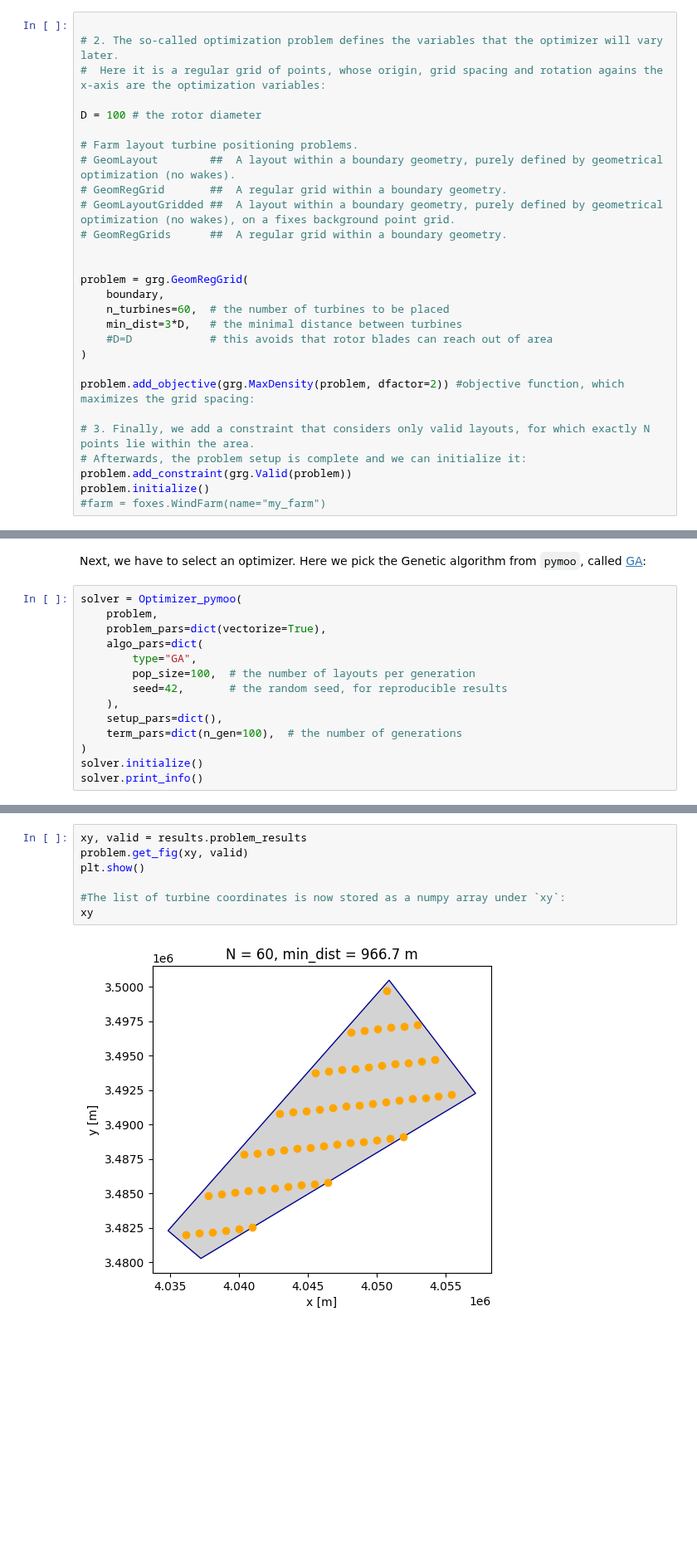
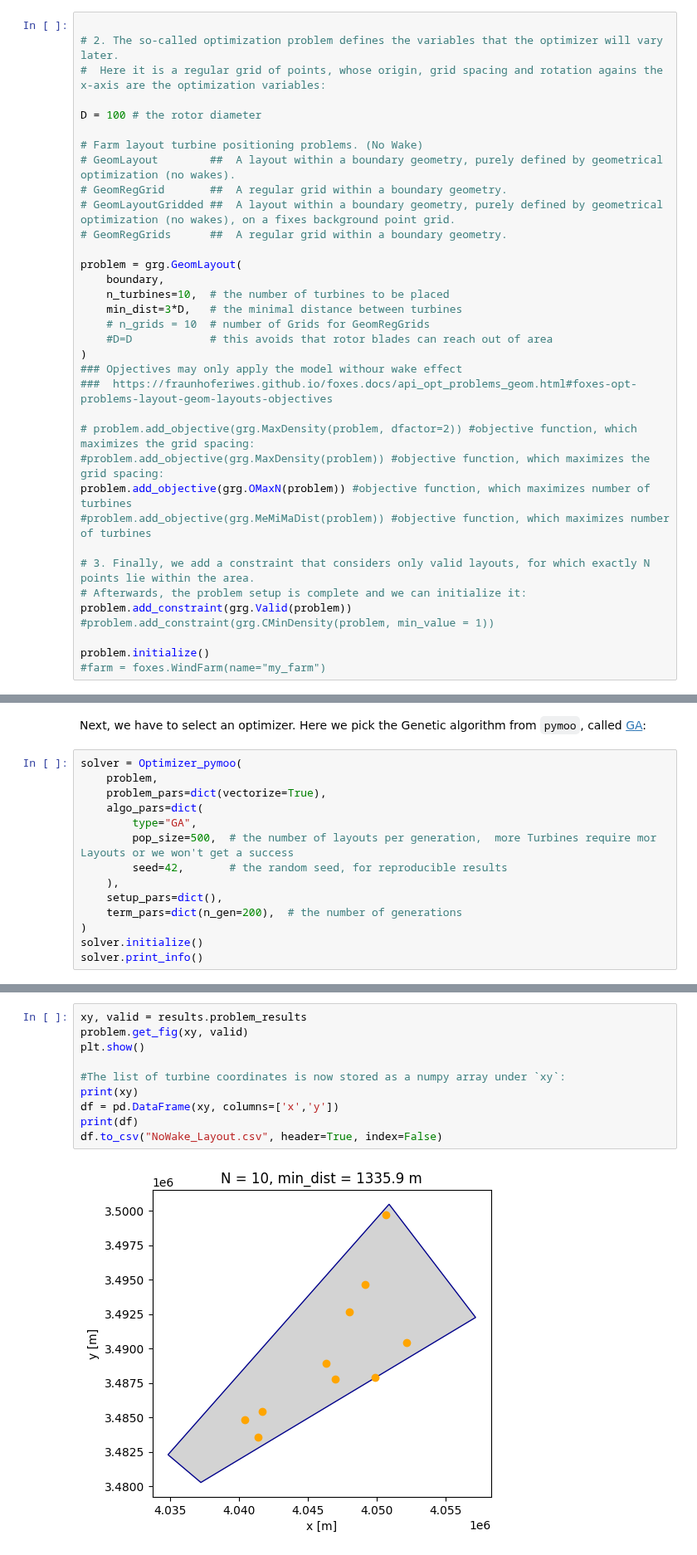
Before and after one commit to boujuan/StudentProject-Yield-Predictions-Offshore, a Jupyter notebook: Foxes_noWake(test)_Pascal copy.ipynb, the cells around one changed output, grey strips where cells are left out. Shown at 83% size. Cells and saved outputs as stored; diff of their text form; blank space fills up the shorter version.

```diff
--- a/Foxes_Pascal.ipynb
+++ b/Foxes_noWake(test)_Pascal copy.ipynb
@@ -129,25 +148,32 @@ boundary = foxes.utils.geom2d.ClosedPolygon(
 
 D = 100 # the rotor diameter
 
-# Farm layout turbine positioning problems.
+# Farm layout turbine positioning problems. (No Wake)
 # GeomLayout        ##  A layout within a boundary geometry, purely defined by geometrical optimization (no wakes).
 # GeomRegGrid       ##  A regular grid within a boundary geometry.
 # GeomLayoutGridded ##  A layout within a boundary geometry, purely defined by geometrical optimization (no wakes), on a fixes background point grid.
 # GeomRegGrids      ##  A regular grid within a boundary geometry.
 
-
-problem = grg.GeomRegGrid(
+problem = grg.GeomLayout(
     boundary,
-    n_turbines=60,  # the number of turbines to be placed
+    n_turbines=10,  # the number of turbines to be placed
     min_dist=3*D,   # the minimal distance between turbines
+    # n_grids = 10  # number of Grids for GeomRegGrids
     #D=D            # this avoids that rotor blades can reach out of area
 )
+### Opjectives may only apply the model withour wake effect
+###  https://fraunhoferiwes.github.io/foxes.docs/api_opt_problems_geom.html#foxes-opt-problems-layout-geom-layouts-objectives
 
-problem.add_objective(grg.MaxDensity(problem, dfactor=2)) #objective function, which maximizes the grid spacing:
+# problem.add_objective(grg.MaxDensity(problem, dfactor=2)) #objective function, which maximizes the grid spacing:
+#problem.add_objective(grg.MaxDensity(problem)) #objective function, which maximizes the grid spacing:
+problem.add_objective(grg.OMaxN(problem)) #objective function, which maximizes number of turbines
+#problem.add_objective(grg.MeMiMaDist(problem)) #objective function, which maximizes number of turbines
 
 # 3. Finally, we add a constraint that considers only valid layouts, for which exactly N points lie within the area.
 # Afterwards, the problem setup is complete and we can initialize it:
 problem.add_constraint(grg.Valid(problem))
+#problem.add_constraint(grg.CMinDensity(problem, min_value = 1))
+
 problem.initialize()
 #farm = foxes.WindFarm(name="my_farm")
 # %% [output]
@@ -183,11 +202,11 @@ solver = Optimizer_pymoo(
     problem_pars=dict(vectorize=True),
     algo_pars=dict(
         type="GA",
-        pop_size=100,  # the number of layouts per generation
+        pop_size=500,  # the number of layouts per generation,  more Turbines require mor Layouts or we won't get a success
         seed=42,       # the random seed, for reproducible results
     ),
     setup_pars=dict(),
-    term_pars=dict(n_gen=100),  # the number of generations
+    term_pars=dict(n_gen=200),  # the number of generations
 )
 solver.initialize()
 solver.print_info()
@@ -236,9 +253,12 @@ Optimizer_pymoo: Optimization run finished
 # %%
 xy, valid = results.problem_results
 problem.get_fig(xy, valid)
 plt.show()
 
 #The list of turbine coordinates is now stored as a numpy array under `xy`:
-xy
+print(xy)
+df = pd.DataFrame(xy, columns=['x','y'])
+print(df)
+df.to_csv("NoWake_Layout.csv", header=True, index=False)
 # %% [output]
-[figure, old version]
+[figure, new version]
```
Also changed, not shown: parts of 9 cells of this notebook, 2 other files.
